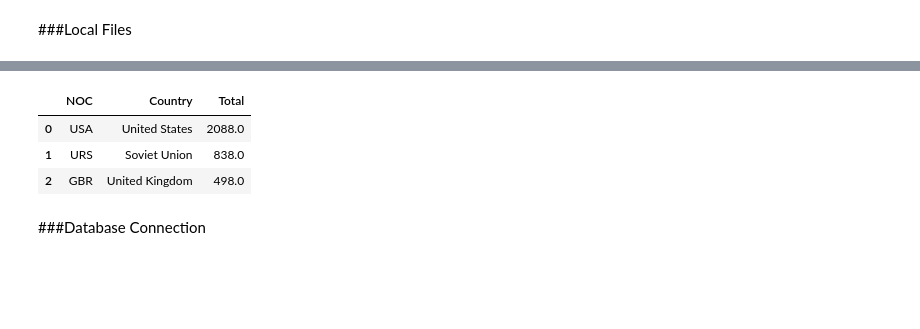
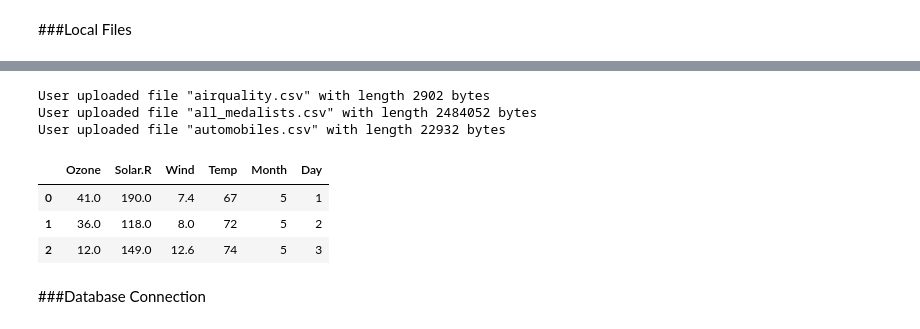
Before and after one commit to Sateesh110/Rep_Medium, a Jupyter notebook: A2_Google_Colab_Notebook/zGoogleColab.ipynb, the cells around one changed output, grey strips where cells are left out. Drawn from its saved outputs; the diff is of its cells as text; code cells hidden in the pictures; blank space fills up the shorter version.

```diff
--- a/A2_Google_Colab_Notebook/zGoogleColab.ipynb
+++ b/A2_Google_Colab_Notebook/zGoogleColab.ipynb
@@ -218,11 +222,19 @@ Saving Gold.csv to Gold.csv
+# %%
+for fn in uploaded.keys():
+  print('User uploaded file "{name}" with length {length} bytes'.format(
+      name=fn, length=len(uploaded[fn])))
+# %% [output]
+User uploaded file "airquality.csv" with length 2902 bytes
+User uploaded file "all_medalists.csv" with length 2484052 bytes
+User uploaded file "automobiles.csv" with length 22932 bytes
 # %%
-df = pd.read_csv("Gold.csv")
+df = pd.read_csv("airquality.csv")
 df.head(3)
 # %% [output]
-|  | NOC | Country | Total |
-| 0 | USA | United States | 2088.0 |
-| 1 | URS | Soviet Union | 838.0 |
-| 2 | GBR | United Kingdom | 498.0 |
+|  | Ozone | Solar.R | Wind | Temp | Month | Day |
+| 0 | 41.0 | 190.0 | 7.4 | 67 | 5 | 1 |
+| 1 | 36.0 | 118.0 | 8.0 | 72 | 5 | 2 |
+| 2 | 12.0 | 149.0 | 12.6 | 74 | 5 | 3 |
 # %% [markdown]
 ###Database Connection
 # %% [markdown]
```
Also changed, not shown: parts of 1 cell of this notebook.
